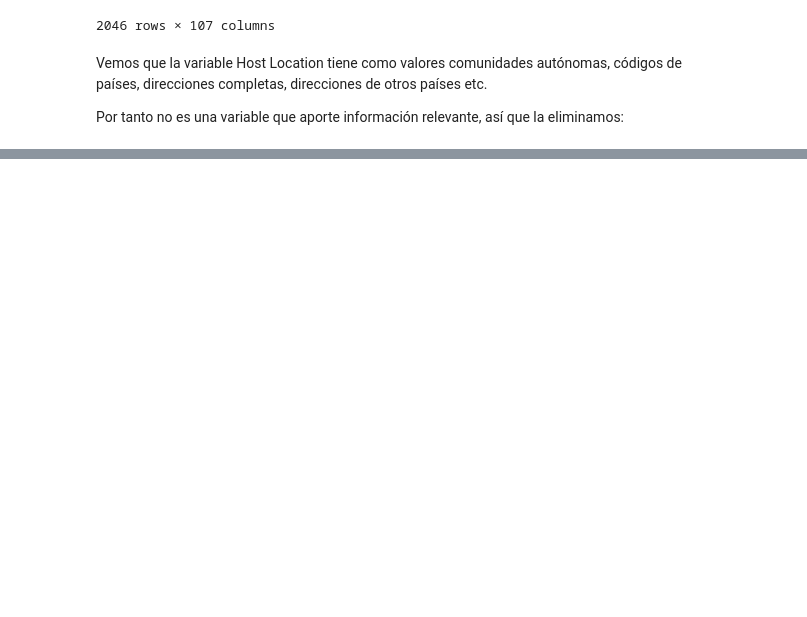
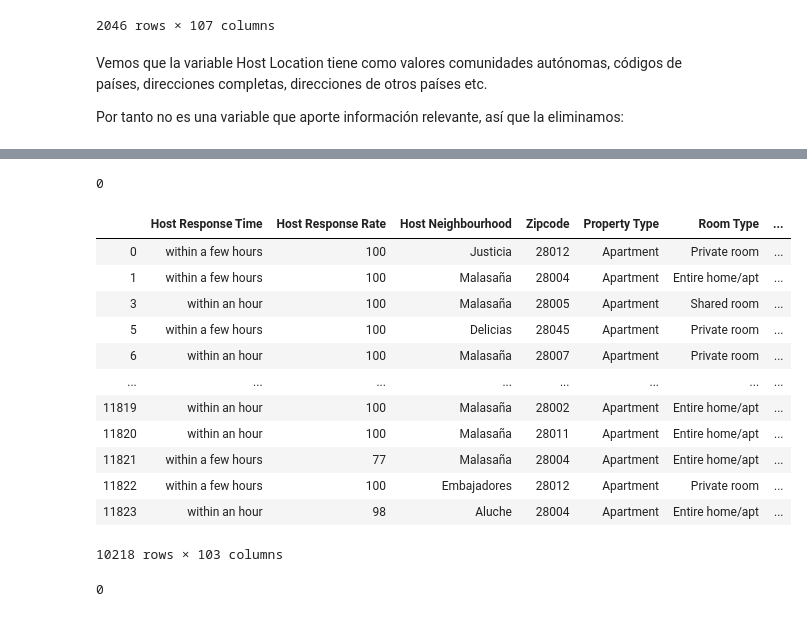
Before and after one commit to Dynam1co/ML_PrediccionPrecioVivienda, a Jupyter notebook: resolucion.ipynb, the cells around one changed output, grey strips where cells are left out. Cells and saved outputs as stored; diff of their text form; code cells hidden in the pictures; blank space fills up the shorter version.

```diff
--- a/resolucion.ipynb
+++ b/resolucion.ipynb
@@ -871,0 +788,35 @@ copTrain.describe().T
+# %%
+# Comprobamos que por ejemplo en esta columna tenemos missings, después del proceso comprobaremos que ya no hay
+print(copTrain['Host Response Time'].isna().sum())
+# %% [output]
+0
+# %%
+# Rellenamos los missings de Host Response Time con el valor más frecuente
+from sklearn.impute import SimpleImputer
+
+imputer = SimpleImputer(strategy="most_frequent")
+imputer.fit(copTrain) # Entrenamos el imputador
+X = imputer.transform(copTrain) # Transormamos según el imputador entrenado
+
+copTrain = pd.DataFrame(X, columns=copTrain.columns, index=copTrain.index) # Reconvertimos a pandas
+# %%
+copTrain
+# %% [output]
+|  | Host Response Time | Host Response Rate | Host Neighbourhood | Zipcode | Property Type | Room Type | ... |
+| 0 | within a few hours | 100 | Justicia | 28012 | Apartment | Private room | ... |
+| 1 | within a few hours | 100 | Malasaña | 28004 | Apartment | Entire home/apt | ... |
+| 3 | within an hour | 100 | Malasaña | 28005 | Apartment | Shared room | ... |
+| 5 | within a few hours | 100 | Delicias | 28045 | Apartment | Private room | ... |
+| 6 | within an hour | 100 | Malasaña | 28007 | Apartment | Private room | ... |
+| ... | ... | ... | ... | ... | ... | ... | ... |
+| 11819 | within an hour | 100 | Malasaña | 28002 | Apartment | Entire home/apt | ... |
+| 11820 | within an hour | 100 | Malasaña | 28011 | Apartment | Entire home/apt | ... |
+| 11821 | within a few hours | 77 | Malasaña | 28004 | Apartment | Entire home/apt | ... |
+| 11822 | within a few hours | 100 | Embajadores | 28012 | Apartment | Private room | ... |
+| 11823 | within an hour | 98 | Aluche | 28004 | Apartment | Entire home/apt | ... |
+10218 rows × 103 columns
+# %%
+# Ya no hay missings en esta columna ni en el resto
+print(copTrain['Host Response Time'].isna().sum())
+# %% [output]
+0
```
Also changed, not shown: parts of 23 cells of this notebook.
